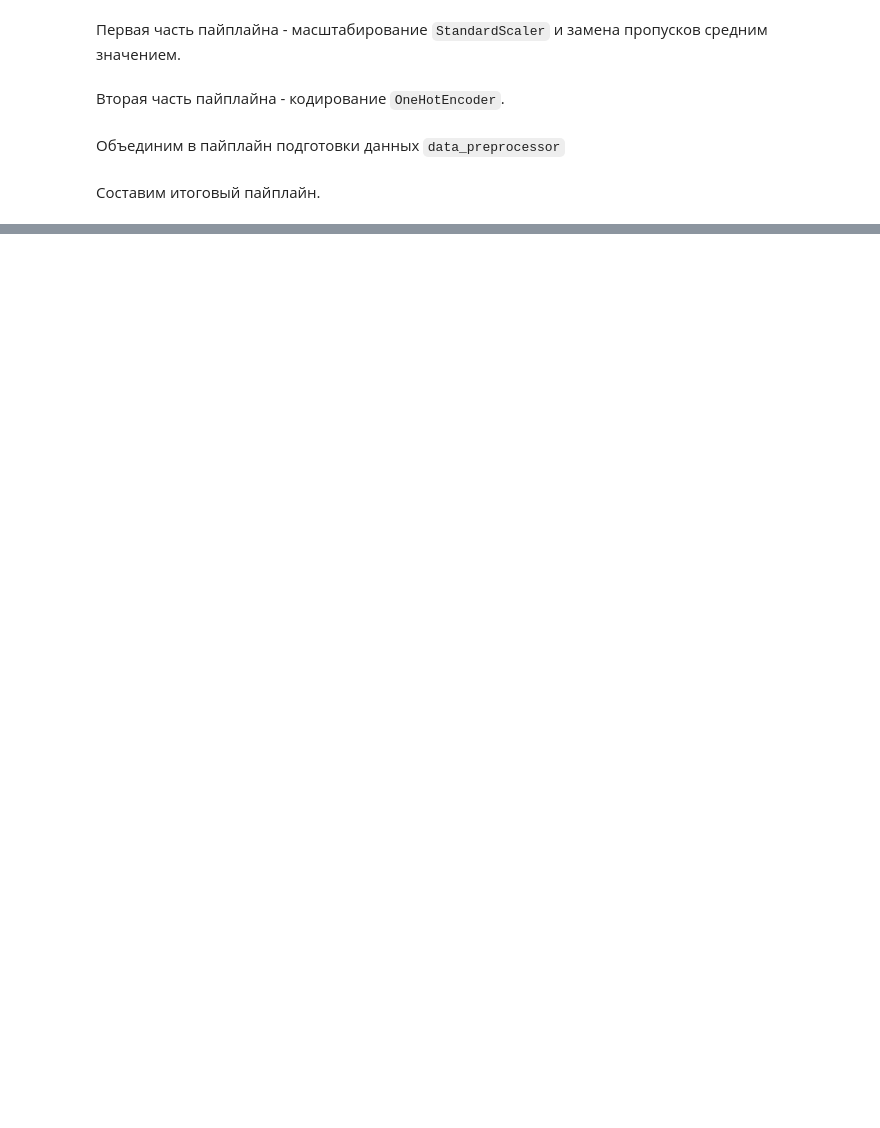
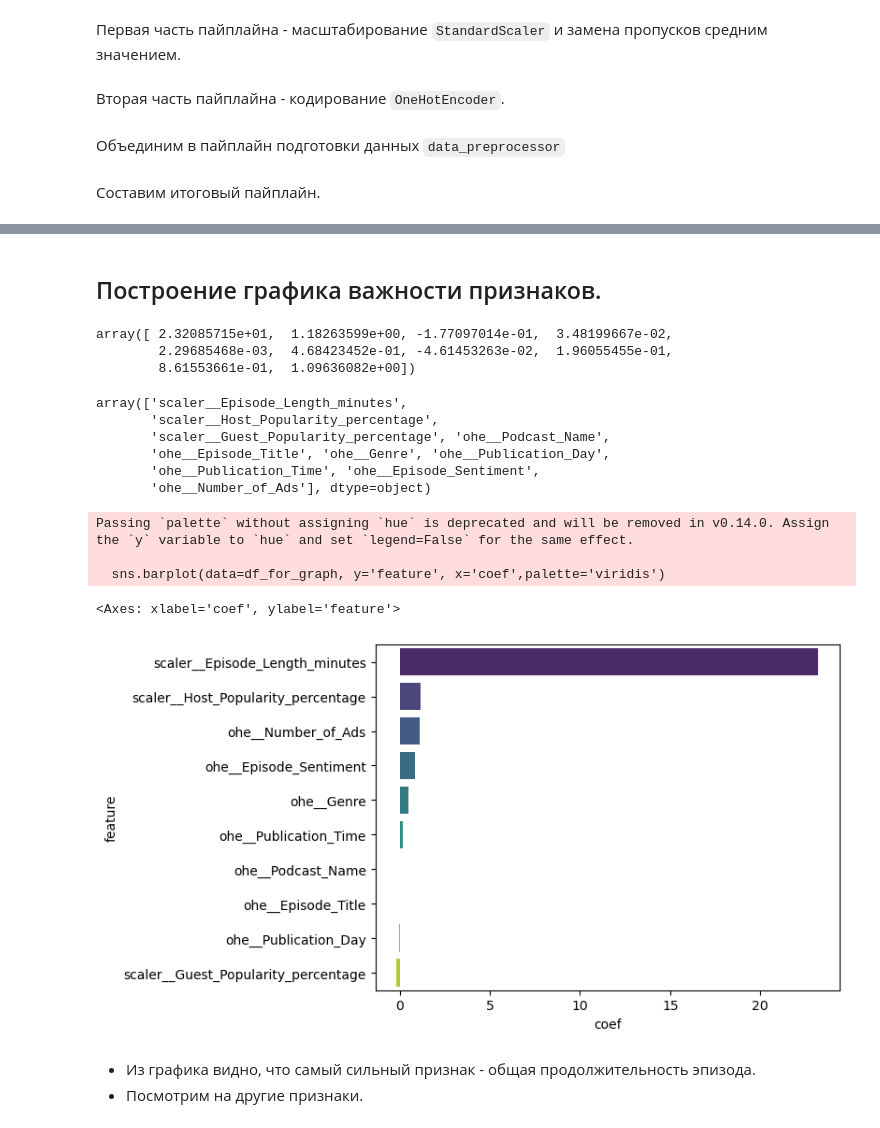
Before and after one commit to Andreich50/Podcast, a Jupyter notebook: Podcast.ipynb, the cells around one changed output, grey strips where cells are left out. Saved outputs shown, nothing was run; the diff lists cells and outputs as text; code cells hidden in the pictures; blank space fills up the shorter version.

Commit message:
Составлен пайплайн и график влияния признаков

```diff
--- a/Podcast.ipynb
+++ b/Podcast.ipynb
@@ -232,7 +226,7 @@ te_pipe = Pipeline(
 Объединим в пайплайн подготовки данных `data_preprocessor`
 # %%
 data_preprocessor = ColumnTransformer([
-    ('scaler', scaler_pipe, num_col[:-1]),
+    ('scaler', scaler_pipe, num_col),
     ('ohe', ohe_pipe, cat_col)] ,
 remainder = 'passthrough'
 )
@@ -331,0 +306,33 @@ RMSE_test
+# %% [markdown]
+## Построение графика важности признаков.
+# %%
+coef = model.named_steps['model'].coef_
+# %%
+coef
+# %% [output]
+array([ 2.32085715e+01,  1.18263599e+00, -1.77097014e-01,  3.48199667e-02,
+        2.29685468e-03,  4.68423452e-01, -4.61453263e-02,  1.96055455e-01,
+        8.61553661e-01,  1.09636082e+00])
+# %%
+column = model.named_steps['preprocessor'].get_feature_names_out()
+column
+# %% [output]
+array(['scaler__Episode_Length_minutes',
+       'scaler__Host_Popularity_percentage',
+       'scaler__Guest_Popularity_percentage', 'ohe__Podcast_Name',
+       'ohe__Episode_Title', 'ohe__Genre', 'ohe__Publication_Day',
+       'ohe__Publication_Time', 'ohe__Episode_Sentiment',
+       'ohe__Number_of_Ads'], dtype=object)
+# %%
+df_for_graph = pd.DataFrame({'coef': coef, 'feature' : column}).sort_values(by='coef', ascending=False)
+# %%
+sns.barplot(data=df_for_graph, y='feature', x='coef',palette='viridis')
+# %% [output]
+Passing `palette` without assigning `hue` is deprecated and will be removed in v0.14.0. Assign the `y` variable to `hue` and set `legend=False` for the same effect.
+
+  sns.barplot(data=df_for_graph, y='feature', x='coef',palette='viridis')
+<Axes: xlabel='coef', ylabel='feature'>
+[figure, added]
+# %% [markdown]
+- Из графика видно, что самый сильный признак - общая продолжительность эпизода.
+- Посмотрим на другие признаки.
```
Also changed, not shown: parts of 23 cells of this notebook.
